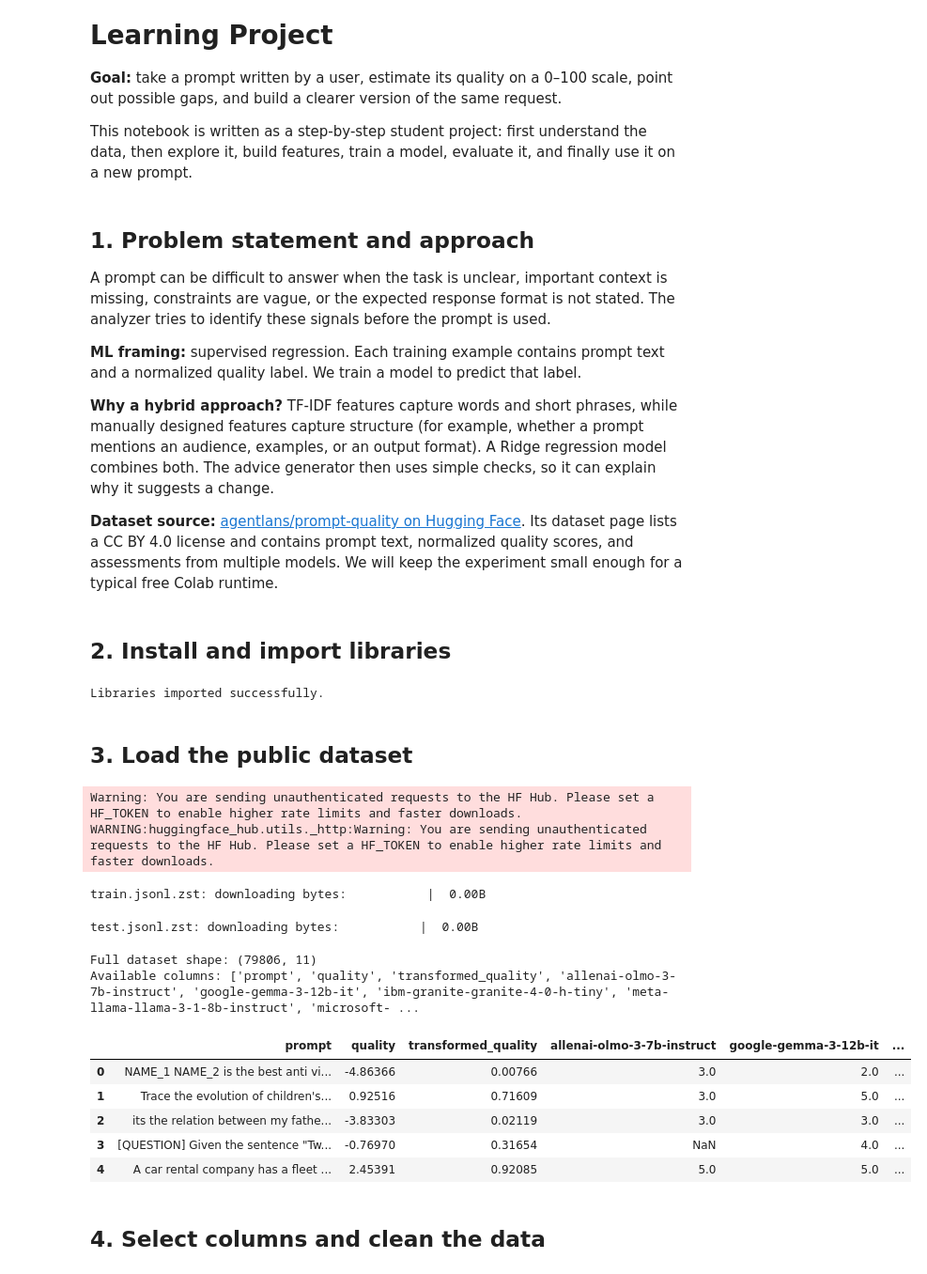
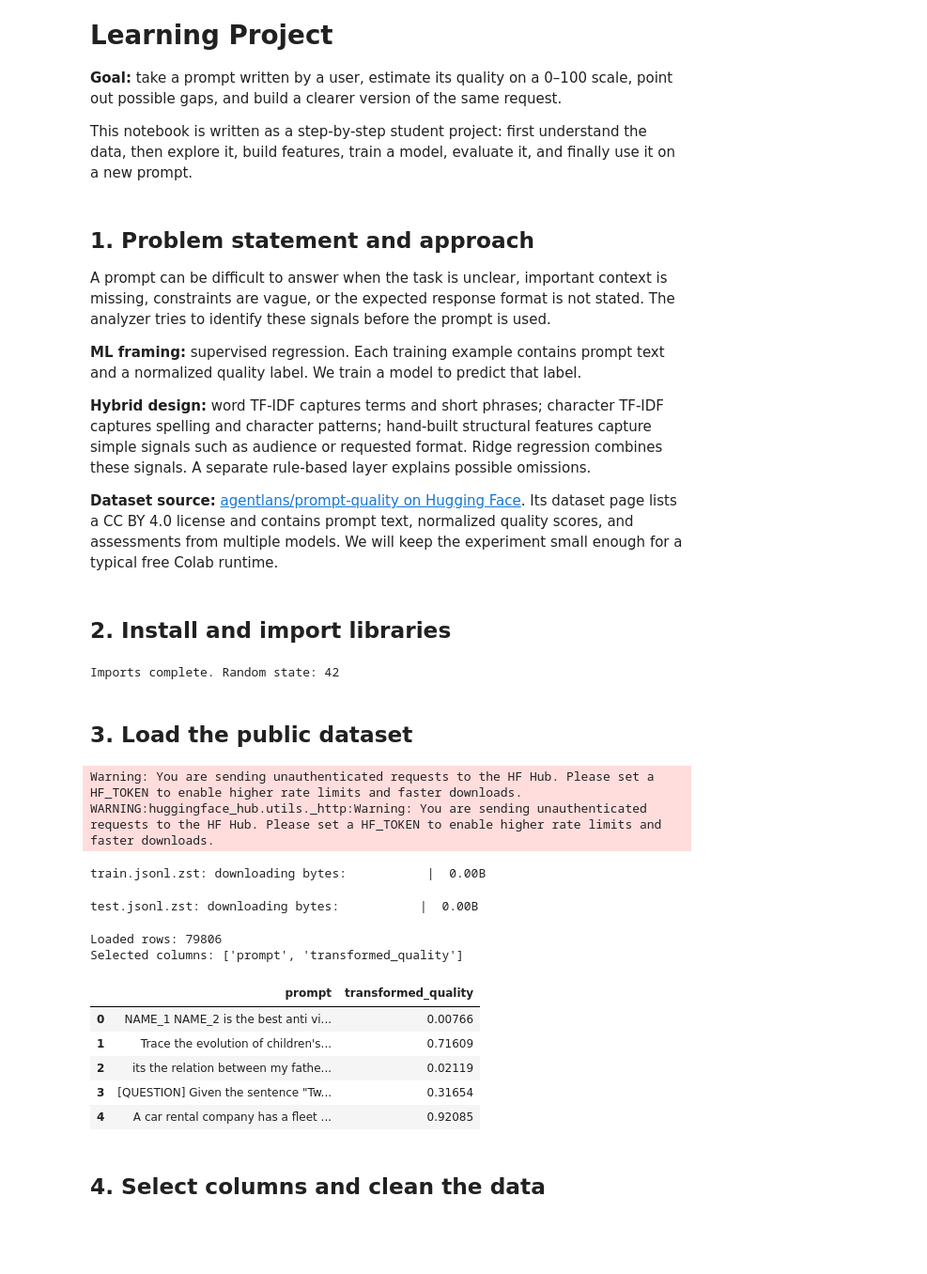
Before and after one commit to Ambesh246/Prompt_Quality_Analyzer, a Jupyter notebook: Prompt_Quality_Analyzer_ML.ipynb, the cells around one changed output. Shown at 94% size. Cells and saved outputs as stored; diff of their text form; code cells hidden in the pictures; blank space fills up the shorter version.

```diff
--- a/Prompt_Quality_Analyzer_ML.ipynb
+++ b/Prompt_Quality_Analyzer_ML.ipynb
@@ -13,7 +13,7 @@ A prompt can be difficult to answer when the task is unclear, important context
 
 **ML framing:** supervised regression. Each training example contains prompt text and a normalized quality label. We train a model to predict that label.
 
-**Why a hybrid approach?** TF-IDF features capture words and short phrases, while manually designed features capture structure (for example, whether a prompt mentions an audience, examples, or an output format). A Ridge regression model combines both. The advice generator then uses simple checks, so it can explain why it suggests a change.
+**Hybrid design:** word TF-IDF captures terms and short phrases; character TF-IDF captures spelling and character patterns; hand-built structural features capture simple signals such as audience or requested format. Ridge regression combines these signals. A separate rule-based layer explains possible omissions.
 
 **Dataset source:** [agentlans/prompt-quality on Hugging Face](https://huggingface.co/datasets/agentlans/prompt-quality). Its dataset page lists a CC BY 4.0 license and contains prompt text, normalized quality scores, and assessments from multiple models. We will keep the experiment small enough for a typical free Colab runtime.
 # %% [markdown]
@@ -23,13 +23,14 @@ A prompt can be difficult to answer when the task is unclear, important context
 # %%
 import re
-import string
+import math
+import json
 import warnings
 import numpy as np
 import pandas as pd
 import matplotlib.pyplot as plt
 
 from datasets import load_dataset
-from IPython.display import display, Markdown
+from IPython.display import display, Markdown, clear_output
 
 from sklearn.model_selection import train_test_split
 from sklearn.pipeline import Pipeline, FeatureUnion
@@ -43,31 +44,36 @@ warnings.filterwarnings("ignore", category=FutureWarning)
 RANDOM_STATE = 42
 np.random.seed(RANDOM_STATE)
 
-print("Libraries imported successfully.")
+print("Imports complete. Random state:", RANDOM_STATE)
 # %% [output]
-Libraries imported successfully.
+Imports complete. Random state: 42
 # %% [markdown]
 ## 3. Load the public dataset
 # %%
 DATASET_ID = "agentlans/prompt-quality"
-MAX_SAMPLES= 75000
-raw_dataset = load_dataset(DATASET_ID, split="train")
-df = raw_dataset.to_pandas()
-print("Full dataset shape:", df.shape)
-print("Available columns:", df.columns.tolist())
-display(df.head(5))
+MAX_ROWS = 79800
+hf_train = load_dataset(DATASET_ID, split="train")
+required_columns = {"prompt", "transformed_quality"}
+missing = required_columns - set(hf_train.column_names)
+if missing:
+    raise ValueError(f"Dataset is missing required columns: {sorted(missing)}")
+
+df = hf_train.select_columns(["prompt", "transformed_quality"]).to_pandas()
+print("Loaded rows:", len(df))
+print("Selected columns:", df.columns.tolist())
+display(df.head())
 # %% [output]
 Warning: You are sending unauthenticated requests to the HF Hub. Please set a HF_TOKEN to enable higher rate limits and faster downloads.
 WARNING:huggingface_hub.utils._http:Warning: You are sending unauthenticated requests to the HF Hub. Please set a HF_TOKEN to enable higher rate limits and faster downloads.
 train.jsonl.zst: downloading bytes:           |  0.00B
 test.jsonl.zst: downloading bytes:           |  0.00B
-Full dataset shape: (79806, 11)
-Available columns: ['prompt', 'quality', 'transformed_quality', 'allenai-olmo-3-7b-instruct', 'google-gemma-3-12b-it', 'ibm-granite-granite-4-0-h-tiny', 'meta-llama-llama-3-1-8b-instruct', 'microsoft- ...
+Loaded rows: 79806
+Selected columns: ['prompt', 'transformed_quality']
-|  | prompt | quality | transformed_quality | allenai-olmo-3-7b-instruct | google-gemma-3-12b-it | ... |
-| 0 | NAME_1 NAME_2 is the best anti vi... | -4.86366 | 0.00766 | 3.0 | 2.0 | ... |
-| 1 | Trace the evolution of children's... | 0.92516 | 0.71609 | 3.0 | 5.0 | ... |
-| 2 | its the relation between my fathe... | -3.83303 | 0.02119 | 3.0 | 3.0 | ... |
-| 3 | [QUESTION] Given the sentence "Tw... | -0.76970 | 0.31654 | NaN | 4.0 | ... |
-| 4 | A car rental company has a fleet ... | 2.45391 | 0.92085 | 5.0 | 5.0 | ... |
+|  | prompt | transformed_quality |
+| 0 | NAME_1 NAME_2 is the best anti vi... | 0.00766 |
+| 1 | Trace the evolution of children's... | 0.71609 |
+| 2 | its the relation between my fathe... | 0.02119 |
+| 3 | [QUESTION] Given the sentence "Tw... | 0.31654 |
+| 4 | A car rental company has a fleet ... | 0.92085 |
 # %% [markdown]
 ## 4. Select columns and clean the data
```
Also changed, not shown: parts of 34 cells of this notebook.
